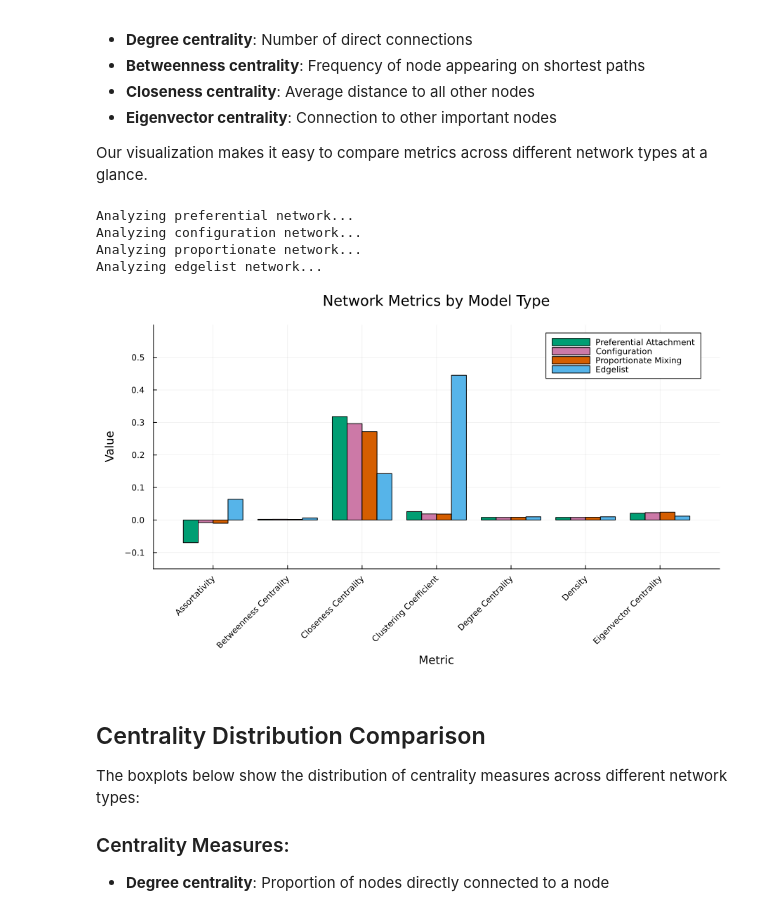
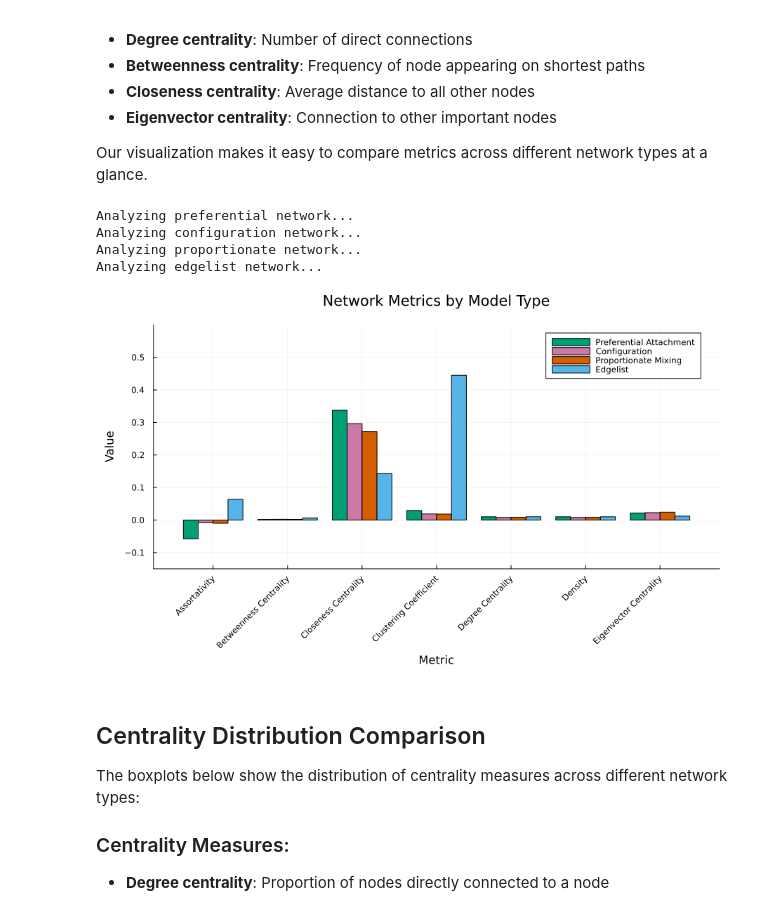
Before and after one commit to lstell21/espidam-tutorial-2026, a Jupyter notebook: Part2.ipynb, the cells around one changed output. Saved outputs shown, nothing was run; the diff lists cells and outputs as text; code cells hidden in the pictures.

```diff
--- a/Part2.ipynb
+++ b/Part2.ipynb
@@ -588,20 +588,20 @@ Our visualization makes it easy to compare metrics across different network type
 # %%
 include("src/plotting.jl")
 
 metrics_plot = plot_network_metrics_comparison(
     network_types=[:preferential, :configuration, :proportionate, :edgelist],
-    mean_degree=8,
+    mean_degree=10,
     degrees=degrees[!, 1], r̂=r̂, p̂=p̂,
     figures_dir=FIGURES_DIR,
 )
 
 display(metrics_plot)
 # %% [output]
 Analyzing preferential network...
 Analyzing configuration network...
 Analyzing proportionate network...
 Analyzing edgelist network...
-[figure, old version]
+[figure, new version]
 # %% [markdown]
 ## Centrality Distribution Comparison
 
```
Also changed, not shown: parts of 4 cells of this notebook, 4 other files.
